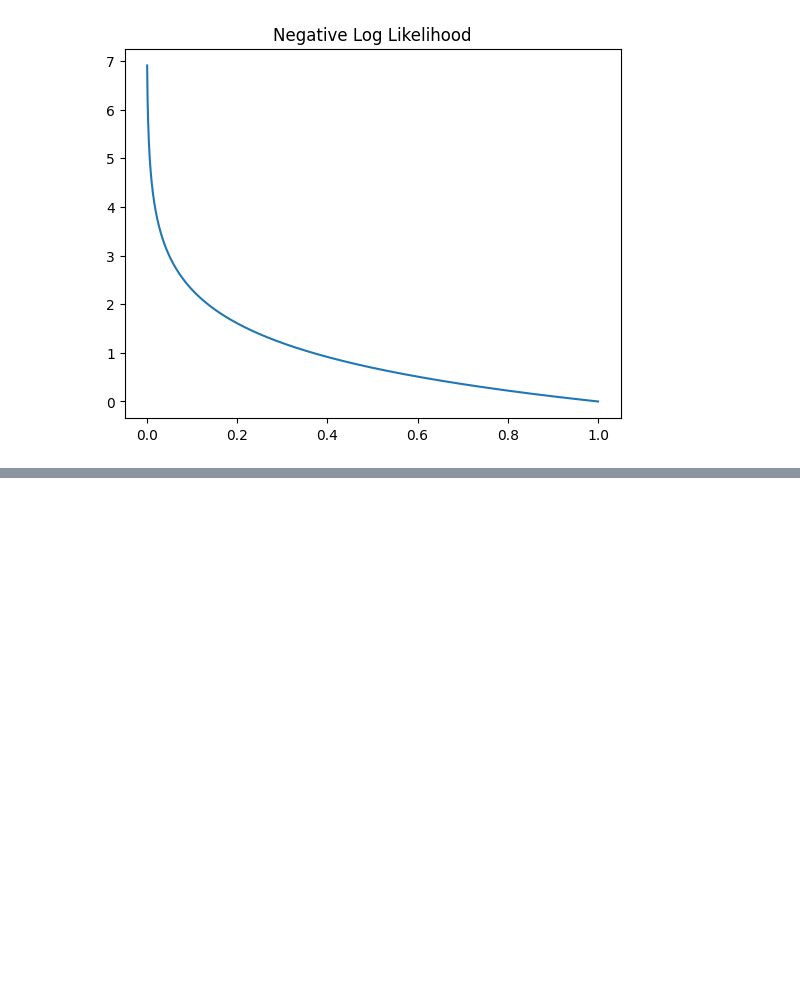
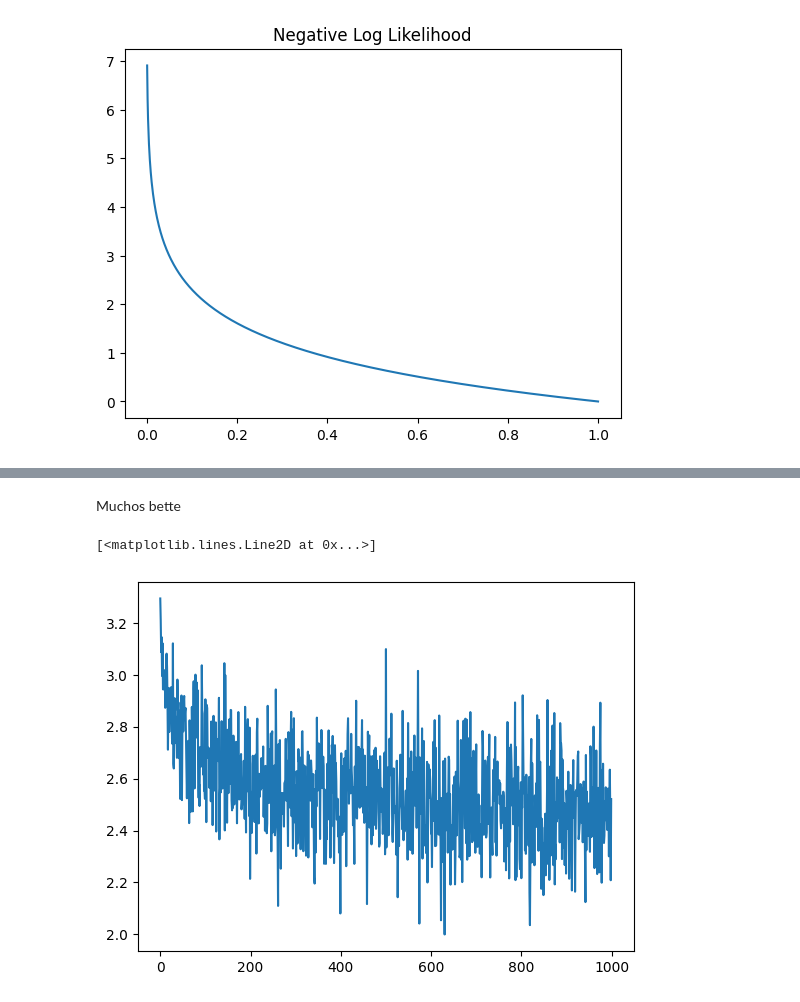
Before and after one commit to AndresNamm/nn_zero_to_hero, a Jupyter notebook: makemore_l3.ipynb, the cells around one changed output, grey strips where cells are left out. Cells and saved outputs as stored; diff of their text form; code cells hidden in the pictures; blank space fills up the shorter version.

```diff
--- a/makemore_l3.ipynb
+++ b/makemore_l3.ipynb
@@ -72,0 +118,7 @@ So why is it 27?
+# %% [markdown]
+Muchos bette
+# %%
+plt.plot(nn.losses)
+# %% [output]
+[<matplotlib.lines.Line2D at 0x...>]
+[figure, added]
```
Also changed, not shown: parts of 8 cells of this notebook, 2 other files.
